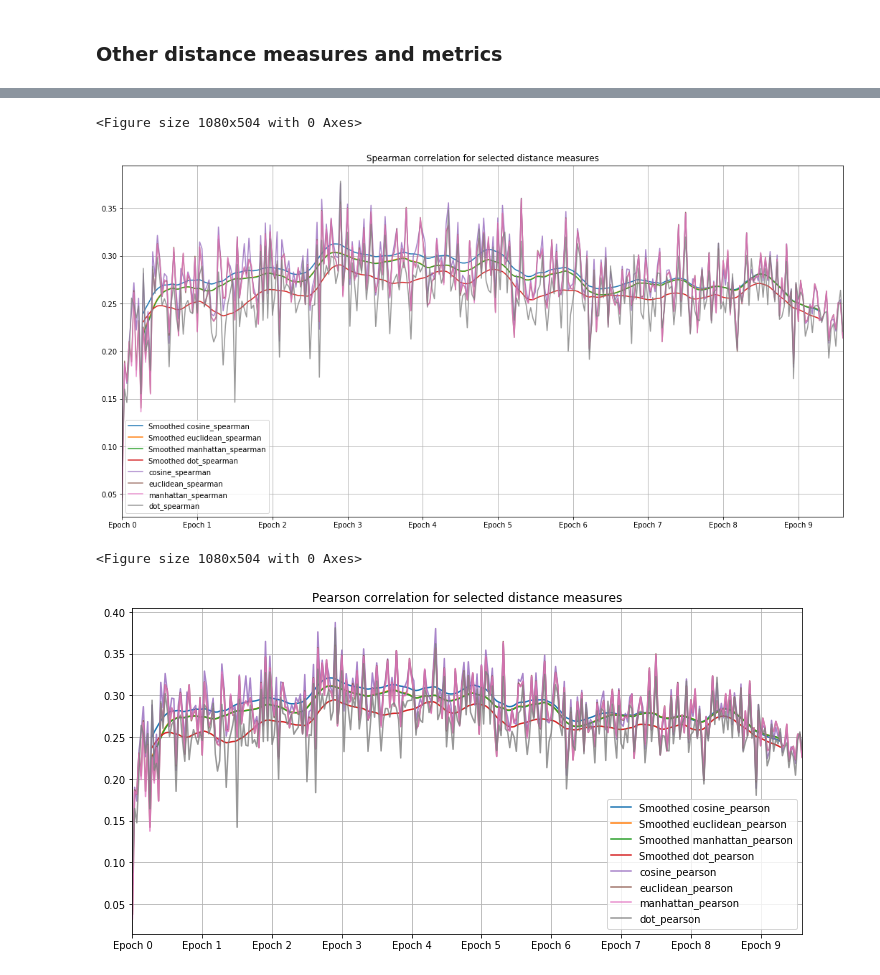
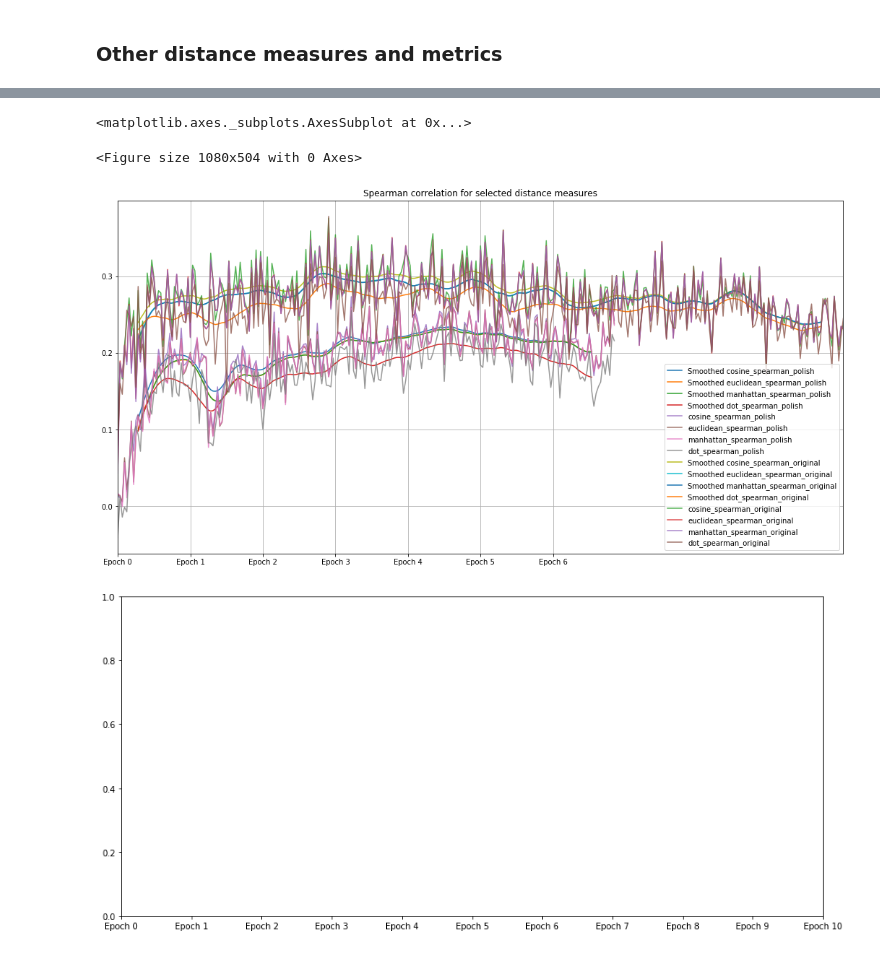
Before and after one commit to MIR-MU/CompuBERT, a Jupyter notebook: monitoring.ipynb, the cells around one changed output, grey strips where cells are left out. Saved outputs shown, nothing was run; the diff lists cells and outputs as text; code cells hidden in the pictures.

```diff
--- a/monitoring.ipynb
+++ b/monitoring.ipynb
@@ -58,11 +55,20 @@ Index(['epoch', 'steps', 'cosine_pearson', 'cosine_spearman',
 # %%
-metrics = ['cosine_pearson', 'cosine_spearman',
-       'euclidean_pearson', 'euclidean_spearman', 'manhattan_pearson',
-       'manhattan_spearman', 'dot_pearson', 'dot_spearman']
+import os
+import numpy as np
+from matplotlib.pyplot import xticks
+
+# metrics = ['cosine_pearson', 'cosine_spearman',
+#        'euclidean_pearson', 'euclidean_spearman', 'manhattan_pearson',
+#        'manhattan_spearman', 'dot_pearson', 'dot_spearman']
 
 
-def plot_metric(similarity_eval_df, corr_type):
-    spearman_df = similarities_df[[m for m in metrics if corr_type.lower() in m]]
+
+
+def plot_metric(similarity_eval_df, corr_type, suffix='', ax=None, metrics=("cosine", "euclidean", "manhattan", "dot")):
+    spearman_df = similarity_eval_df[["%s_%s" % (m, corr_type.lower()) for m in metrics]]
+    if suffix:
+        spearman_df.columns = [c+suffix if corr_type.lower() in c else c for c in spearman_df.columns]
+
     spearman_smoothed_df = pd.DataFrame()
     spearman_smoothed_df[["Smoothed %s" % c for c in spearman_df.columns]] = \
             spearman_df.apply(lambda c: c.rolling(20, win_type='triang').mean()[10:], axis=0).reset_index(drop=True)
@@ -72,18 +78,19 @@ def plot_metric(similarity_eval_df, corr_type):
     import matplotlib.pyplot as plt
     plt.figure(figsize=(15,7))
     # smoothed
-    ax1 = spearman_smoothed_df.plot(title='%s correlation for selected distance measures' % corr_type, grid=True, figsize=(12, 6))
+    ax = spearman_smoothed_df.plot(title='%s correlation for selected distance measures' % corr_type, grid=True, figsize=(12, 6), ax=ax)
+
     # oriinal
-    ax2 = spearman_df.plot(grid=True, figsize=(18, 9), alpha=0.8, ax=ax1)
+    ax2 = spearman_df.plot(grid=True, figsize=(18, 9), alpha=0.8, ax=ax)
     xticks(range(0, len(similarity_eval_df), 32), ["Epoch %s" % e for e in range(0, len(similarity_eval_df), 1)])
     #                      xticks=["Epoch %s" % int(i)/32 for i in range(0, len(similarity_eval_df), 32)])
+    return ax2
-# %%
-plot_metric(similarities_df, "Spearman")
-# %% [output]
-<Figure size 1080x504 with 0 Axes>
-[figure, removed]
-# %%
-plot_metric(similarities_df, "Pearson")
-# %% [output]
-<Figure size 1080x504 with 0 Axes>
-[figure, removed]
+# %%
+similarities_df_old = similarities_df.iloc[321:].reset_index()
+ax = plot_metric(similarities_df_old, "Spearman", '_polish')
+plot_metric(similarities_df[:321], "Spearman", '_original', ax=ax)
+# %% [output]
+<matplotlib.axes._subplots.AxesSubplot at 0x...>
+<Figure size 1080x504 with 0 Axes>
+[figure, added]
+[figure, added]
```
Also changed, not shown: parts of 13 cells of this notebook.
